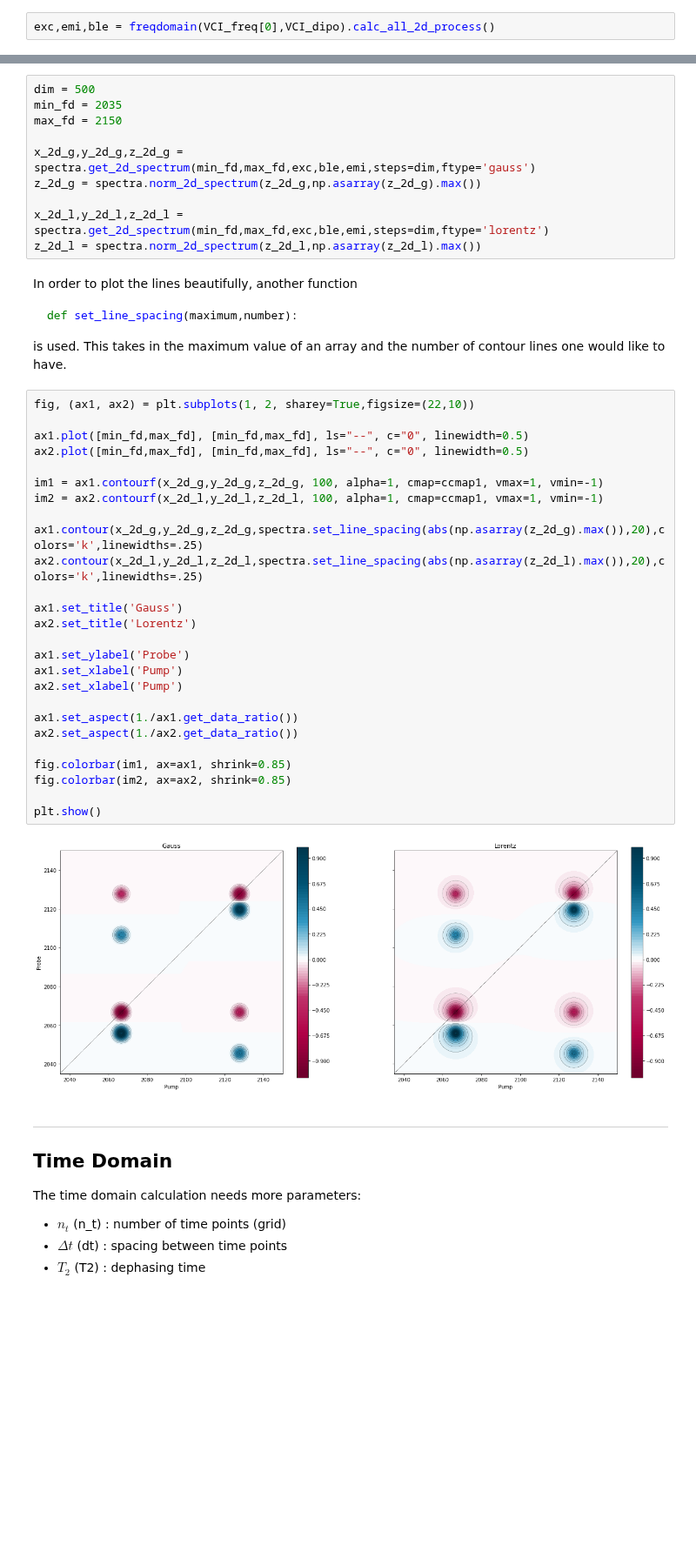
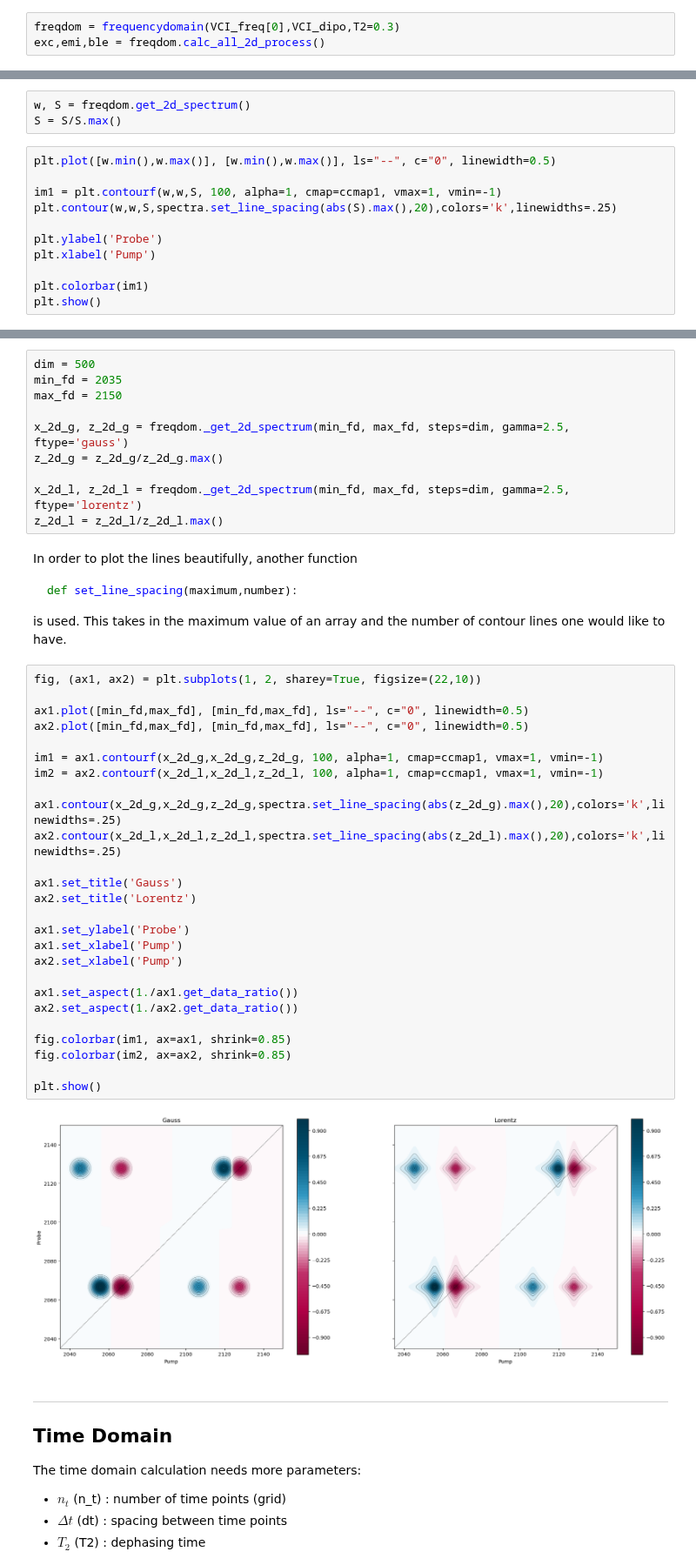
Before and after one commit to chjacob-tubs/Vibrations2D, a Jupyter notebook: How_to_2DIR_spectra.ipynb, the cells around one changed output, grey strips where cells are left out. Shown at 87% size. Saved outputs shown, nothing was run; the diff lists cells and outputs as text; blank space fills up the shorter version.

Commit message:
moved some functions from TimeDomain.py to Base class, implemented more sophisticated FrequencyDomain Model to FrequencyDomain.py and added/updated test files. They still need work.

````diff
--- a/How_to_2DIR_spectra.ipynb
+++ b/How_to_2DIR_spectra.ipynb
@@ -117,4 +121,5 @@ def calc_all_2d_process(self):
 
 This leads to x- and y-coordinates of the differnt peaks with their respective intensities.
 # %%
-exc,emi,ble = freqdomain(VCI_freq[0],VCI_dipo).calc_all_2d_process()
+freqdom = frequencydomain(VCI_freq[0],VCI_dipo,T2=0.3)
+exc,emi,ble = freqdom.calc_all_2d_process()
@@ -132 +140,15 @@ def norm_2d_spectum(z,max_z):
 ```
+# %%
+w, S = freqdom.get_2d_spectrum()
+S = S/S.max()
+# %%
+plt.plot([w.min(),w.max()], [w.min(),w.max()], ls="--", c="0", linewidth=0.5)
+
+im1 = plt.contourf(w,w,S, 100, alpha=1, cmap=ccmap1, vmax=1, vmin=-1)
+plt.contour(w,w,S,spectra.set_line_spacing(abs(S).max(),20),colors='k',linewidths=.25)
+
+plt.ylabel('Probe')
+plt.xlabel('Pump')
+
+plt.colorbar(im1)
+plt.show()
@@ -135,11 +159,11 @@ dim = 500
 min_fd = 2035
 max_fd = 2150
 
-x_2d_g,y_2d_g,z_2d_g = spectra.get_2d_spectrum(min_fd,max_fd,exc,ble,emi,steps=dim,ftype='gauss')
-z_2d_g = spectra.norm_2d_spectrum(z_2d_g,np.asarray(z_2d_g).max())
+x_2d_g, z_2d_g = freqdom._get_2d_spectrum(min_fd, max_fd, steps=dim, gamma=2.5, ftype='gauss')
+z_2d_g = z_2d_g/z_2d_g.max()
 
-x_2d_l,y_2d_l,z_2d_l = spectra.get_2d_spectrum(min_fd,max_fd,exc,ble,emi,steps=dim,ftype='lorentz')
-z_2d_l = spectra.norm_2d_spectrum(z_2d_l,np.asarray(z_2d_l).max())
+x_2d_l, z_2d_l = freqdom._get_2d_spectrum(min_fd, max_fd, steps=dim, gamma=2.5, ftype='lorentz')
+z_2d_l = z_2d_l/z_2d_l.max()
 # %% [markdown]
 In order to plot the lines beautifully, another function
 ```python
@@ -147,33 +171,33 @@ def set_line_spacing(maximum,number):
 ```
 is used. This takes in the maximum value of an array and the number of contour lines one would like to have.
 # %%
-fig, (ax1, ax2) = plt.subplots(1, 2, sharey=True,figsize=(22,10))
+fig, (ax1, ax2) = plt.subplots(1, 2, sharey=True, figsize=(22,10))
 
 ax1.plot([min_fd,max_fd], [min_fd,max_fd], ls="--", c="0", linewidth=0.5)
 ax2.plot([min_fd,max_fd], [min_fd,max_fd], ls="--", c="0", linewidth=0.5)
 
-im1 = ax1.contourf(x_2d_g,y_2d_g,z_2d_g, 100, alpha=1, cmap=ccmap1, vmax=1, vmin=-1)
-im2 = ax2.contourf(x_2d_l,y_2d_l,z_2d_l, 100, alpha=1, cmap=ccmap1, vmax=1, vmin=-1)
+im1 = ax1.contourf(x_2d_g,x_2d_g,z_2d_g, 100, alpha=1, cmap=ccmap1, vmax=1, vmin=-1)
+im2 = ax2.contourf(x_2d_l,x_2d_l,z_2d_l, 100, alpha=1, cmap=ccmap1, vmax=1, vmin=-1)
 
-ax1.contour(x_2d_g,y_2d_g,z_2d_g,spectra.set_line_spacing(abs(np.asarray(z_2d_g).max()),20),colors='k',linewidths=.25)
-ax2.contour(x_2d_l,y_2d_l,z_2d_l,spectra.set_line_spacing(abs(np.asarray(z_2d_l).max()),20),colors='k',linewidths=.25)
+ax1.contour(x_2d_g,x_2d_g,z_2d_g,spectra.set_line_spacing(abs(z_2d_g).max(),20),colors='k',linewidths=.25)
+ax2.contour(x_2d_l,x_2d_l,z_2d_l,spectra.set_line_spacing(abs(z_2d_l).max(),20),colors='k',linewidths=.25)
 
 ax1.set_title('Gauss')
 ax2.set_title('Lorentz')
 
 ax1.set_ylabel('Probe')
 ax1.set_xlabel('Pump')
 ax2.set_xlabel('Pump')
 
 ax1.set_aspect(1./ax1.get_data_ratio())
 ax2.set_aspect(1./ax2.get_data_ratio())
 
 fig.colorbar(im1, ax=ax1, shrink=0.85)
 fig.colorbar(im2, ax=ax2, shrink=0.85)
 
 plt.show()
 # %% [output]
-[figure, old version]
+[figure, new version]
 # %% [markdown]
 ----------
 ## Time Domain
````
Also changed, not shown: parts of 11 cells of this notebook, 18 other files.
